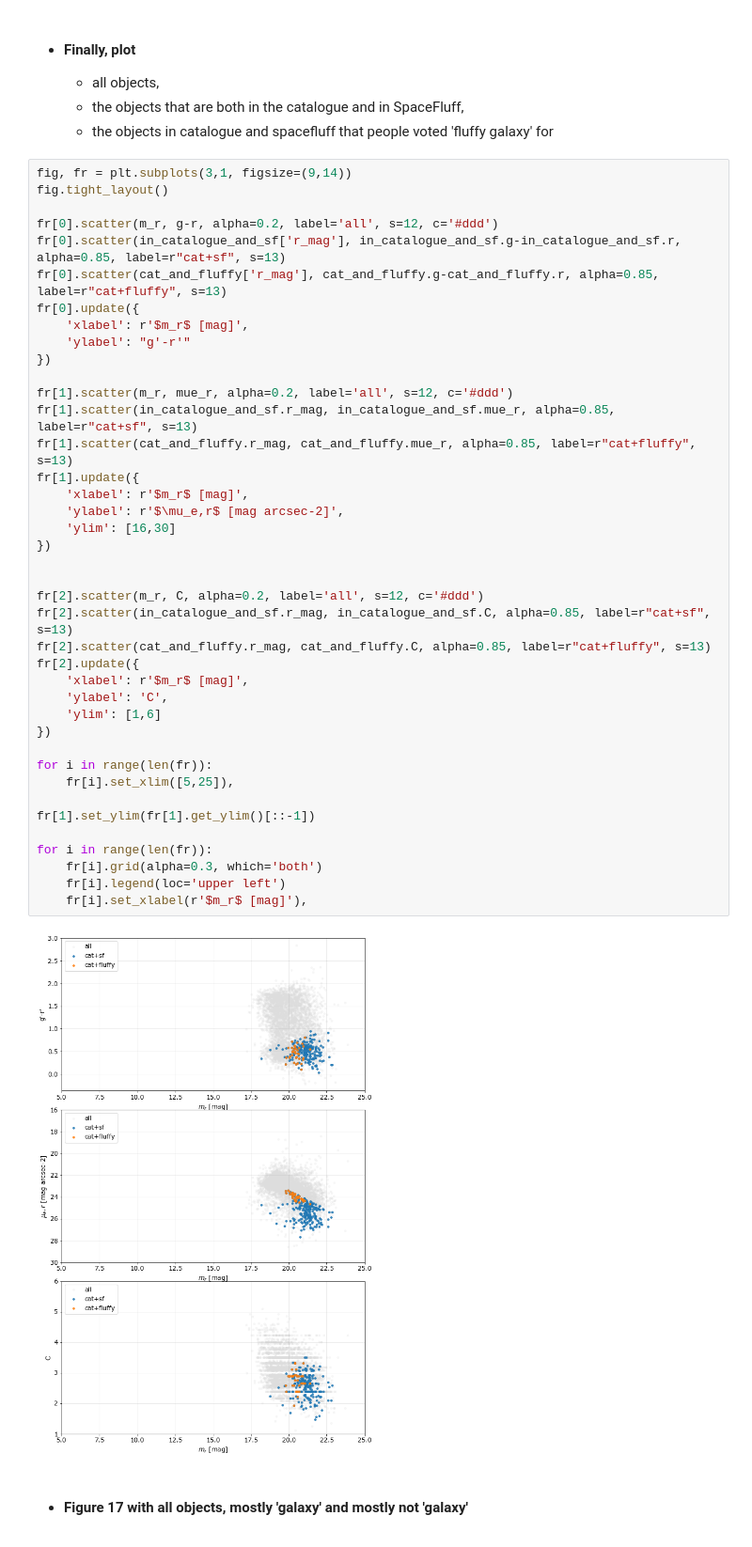
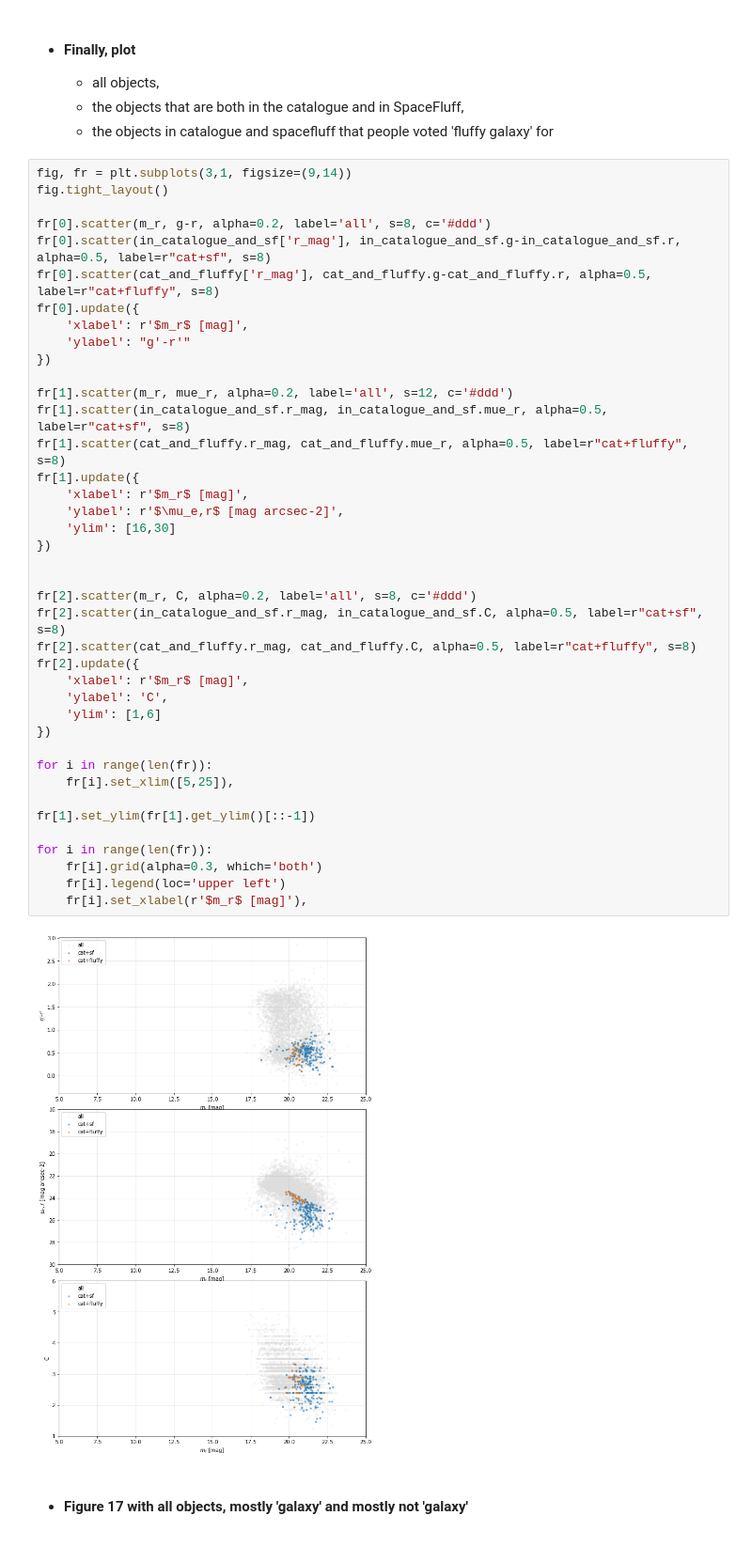
Before and after one commit to Seerden/SpaceFluff, a Jupyter notebook: analysis/sf_classify.ipynb, the cells around one changed output. Shown at 94% size. Drawn from its saved outputs; the diff is of its cells as text.

```diff
--- a/analysis/sf_classify.ipynb
+++ b/analysis/sf_classify.ipynb
@@ -672,44 +671,44 @@ for i in range(len(fr)):
 fig, fr = plt.subplots(3,1, figsize=(9,14))
 fig.tight_layout()
 
-fr[0].scatter(m_r, g-r, alpha=0.2, label='all', s=12, c='#ddd')
-fr[0].scatter(in_catalogue_and_sf['r_mag'], in_catalogue_and_sf.g-in_catalogue_and_sf.r, alpha=0.85, label=r"cat+sf", s=13)
-fr[0].scatter(cat_and_fluffy['r_mag'], cat_and_fluffy.g-cat_and_fluffy.r, alpha=0.85, label=r"cat+fluffy", s=13)
+fr[0].scatter(m_r, g-r, alpha=0.2, label='all', s=8, c='#ddd')
+fr[0].scatter(in_catalogue_and_sf['r_mag'], in_catalogue_and_sf.g-in_catalogue_and_sf.r, alpha=0.5, label=r"cat+sf", s=8)
+fr[0].scatter(cat_and_fluffy['r_mag'], cat_and_fluffy.g-cat_and_fluffy.r, alpha=0.5, label=r"cat+fluffy", s=8)
 fr[0].update({
     'xlabel': r'$m_r$ [mag]',
     'ylabel': "g'-r'"
 })
 
 fr[1].scatter(m_r, mue_r, alpha=0.2, label='all', s=12, c='#ddd')
-fr[1].scatter(in_catalogue_and_sf.r_mag, in_catalogue_and_sf.mue_r, alpha=0.85, label=r"cat+sf", s=13)
-fr[1].scatter(cat_and_fluffy.r_mag, cat_and_fluffy.mue_r, alpha=0.85, label=r"cat+fluffy", s=13)
+fr[1].scatter(in_catalogue_and_sf.r_mag, in_catalogue_and_sf.mue_r, alpha=0.5, label=r"cat+sf", s=8)
+fr[1].scatter(cat_and_fluffy.r_mag, cat_and_fluffy.mue_r, alpha=0.5, label=r"cat+fluffy", s=8)
 fr[1].update({
     'xlabel': r'$m_r$ [mag]',
     'ylabel': r'$\mu_e,r$ [mag arcsec-2]',
     'ylim': [16,30]
 })
 
 
-fr[2].scatter(m_r, C, alpha=0.2, label='all', s=12, c='#ddd')
-fr[2].scatter(in_catalogue_and_sf.r_mag, in_catalogue_and_sf.C, alpha=0.85, label=r"cat+sf", s=13)
-fr[2].scatter(cat_and_fluffy.r_mag, cat_and_fluffy.C, alpha=0.85, label=r"cat+fluffy", s=13)
+fr[2].scatter(m_r, C, alpha=0.2, label='all', s=8, c='#ddd')
+fr[2].scatter(in_catalogue_and_sf.r_mag, in_catalogue_and_sf.C, alpha=0.5, label=r"cat+sf", s=8)
+fr[2].scatter(cat_and_fluffy.r_mag, cat_and_fluffy.C, alpha=0.5, label=r"cat+fluffy", s=8)
 fr[2].update({
     'xlabel': r'$m_r$ [mag]',
     'ylabel': 'C',
     'ylim': [1,6]
 })
 
 for i in range(len(fr)):
     fr[i].set_xlim([5,25]),
 
 fr[1].set_ylim(fr[1].get_ylim()[::-1])
 
 for i in range(len(fr)):
     fr[i].grid(alpha=0.3, which='both')
     fr[i].legend(loc='upper left')
     fr[i].set_xlabel(r'$m_r$ [mag]'),
 # %% [output]
-[figure, old version]
+[figure, new version]
 # %% [markdown]
 - #### Figure 17 with all objects, mostly 'galaxy' and mostly not 'galaxy'
 # %%
```
Also changed, not shown: parts of 7 cells of this notebook, 2 other files.
